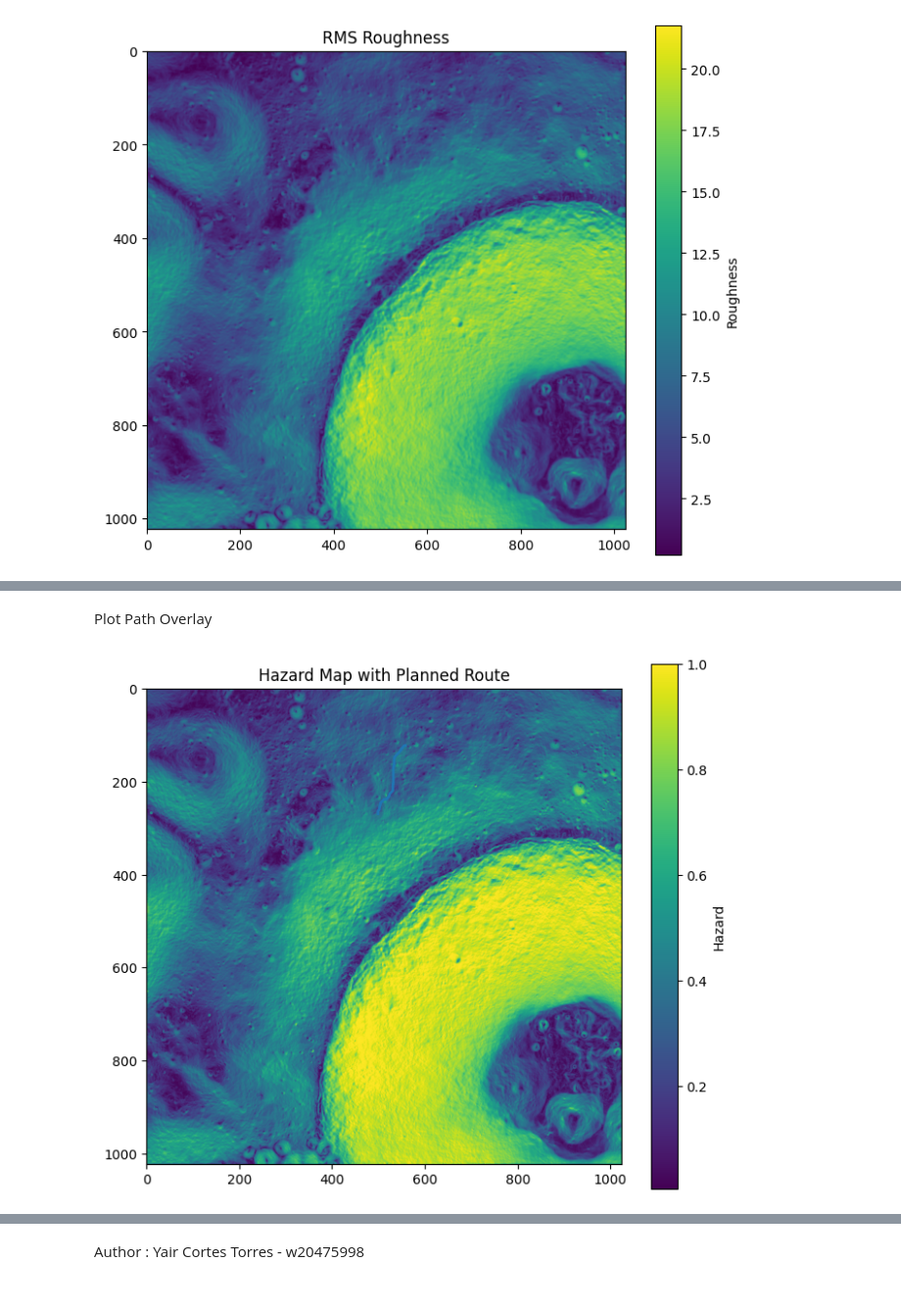
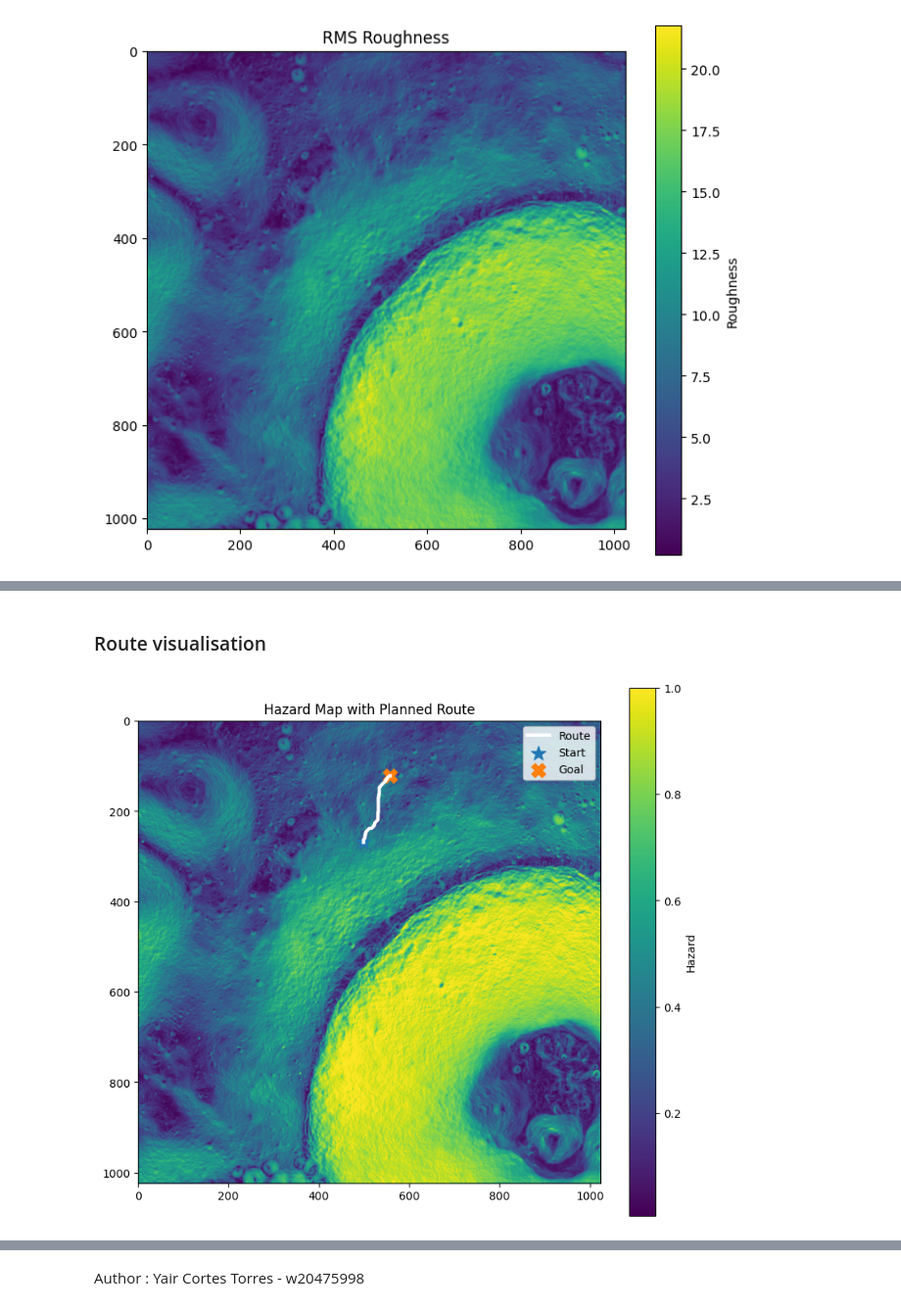
Before and after one commit to Log-Yair/Endymion, a Jupyter notebook: notebooks/Endymion_Viva_Demo.ipynb, the cells around one changed output, grey strips where cells are left out. Shown at 98% size. Cells and saved outputs as stored; diff of their text form; code cells hidden in the pictures.

```diff
--- a/notebooks/Endymion_Viva_Demo.ipynb
+++ b/notebooks/Endymion_Viva_Demo.ipynb
@@ -176,25 +215,22 @@ Success: None
 # %% [markdown]
-Plot Path Overlay
+### Route visualisation
 # %%
-# - This plot is intentionally presentation-focused.
-# - The route is made thicker and the start/goal are marked clearly so the output is readable
-#   during the FVD and the viva.
+# - This plot is intentionally simple and presentation-friendly.
+# - The route is thicker and the start/goal markers are clearly visible for the viva and FVD.
 
 plt.figure(figsize=(8, 7))
 plt.imshow(hazard)
 plt.title("Hazard Map with Planned Route")
 plt.colorbar(label="Hazard")
 
-# Path
 if len(path_rc) > 0:
-    plt.plot(path_rc[:, 1], path_rc[:, 0], linewidth=3, label="Route")
+    plt.plot(path_rc[:, 1], path_rc[:, 0], linewidth=3, color="white", label="Route")
 
-# Start and goal
 plt.scatter(start_rc[1], start_rc[0], s=180, marker="*", label="Start")
 plt.scatter(goal_rc[1], goal_rc[0], s=160, marker="X", label="Goal")
 
 plt.legend(loc="upper right")
 plt.tight_layout()
 plt.show()
 # %% [output]
-[figure, old version]
+[figure, new version]
```
Also changed, not shown: parts of 41 cells of this notebook.
